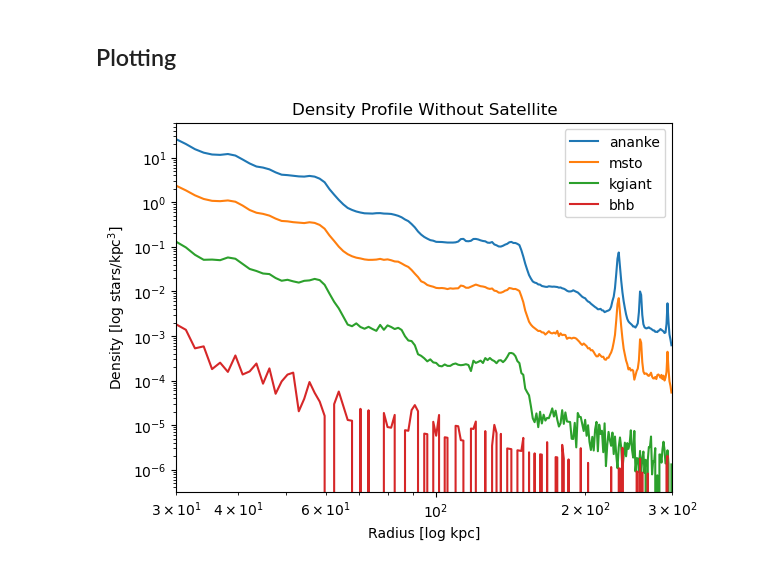
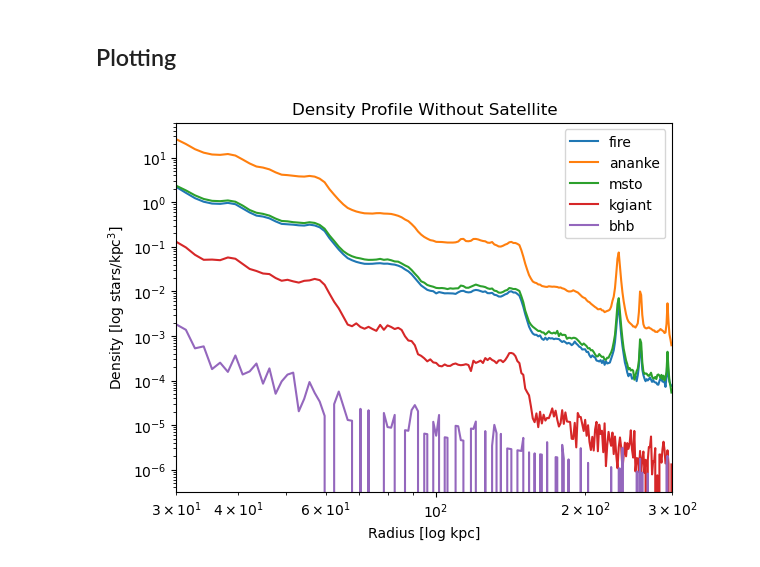
Before and after one commit to aeden2019/rubin_mw_mocks, a Jupyter notebook: src/analysis/Plots.ipynb, the cells around one changed output. Cells and saved outputs as stored; diff of their text form; code cells hidden in the pictures.

Commit message:
Added FIRE data to density plot

```diff
--- a/src/analysis/Plots.ipynb
+++ b/src/analysis/Plots.ipynb
@@ -107,3 +107,15 @@ bins = 200
+# %%
+firePos = part['star'].prop('host.distance') # star position in kpc
+fireMass = part['star']['mass']              # star mass in Msun
+fireVel = part['star'].prop('host.velocity') # star velocity in km/s
+# %%
+# Compute radial distance
+fireRadial = np.sqrt((firePos[:,0])**2 + (firePos[:,1])**2 + (firePos[:,2])**2)
+
+# Compute the FIRE density profile
+fireCounts, fireEdges = np.histogram(fireRadial, bins=bins, range=(rmin, rmax))
+fireVolume = 4.0/3.0 * np.pi * (np.power(fireEdges[1:], 3) - np.power(fireEdges[:-1], 3))
+fireDensity = fireCounts / fireVolume
 # %% [markdown]
 ### 2. Data after ananke
 # %%
@@ -189,16 +201,17 @@ mstoDensity = mstoCounts / mstoVolume
 # %%
 # Plot the density profile
 fig, ax = plt.subplots()
+ax.loglog(fireEdges[:-1], fireDensity, label='fire')
 ax.loglog(anankeEdges[:-1], anankeDensity, label='ananke')
 ax.loglog(mstoEdges[:-1], mstoDensity, label='msto')
 ax.loglog(kgiantEdges[:-1], kgiantDensity, label='kgiant')
 ax.loglog(bhbEdges[:-1], bhbDensity, label='bhb')
 ax.set_xlabel('Radius [log kpc]')
 ax.set_ylabel('Density [log stars/kpc$^3$]')
 ax.set_xlim(rmin, rmax)
 ax.set_ylim()
 ax.legend()
 plt.title('Density Profile Without Satellite')
 plt.show()
 # %% [output]
-[figure, old version]
+[figure, new version]
```
Also changed, not shown: parts of 1 cell of this notebook.
